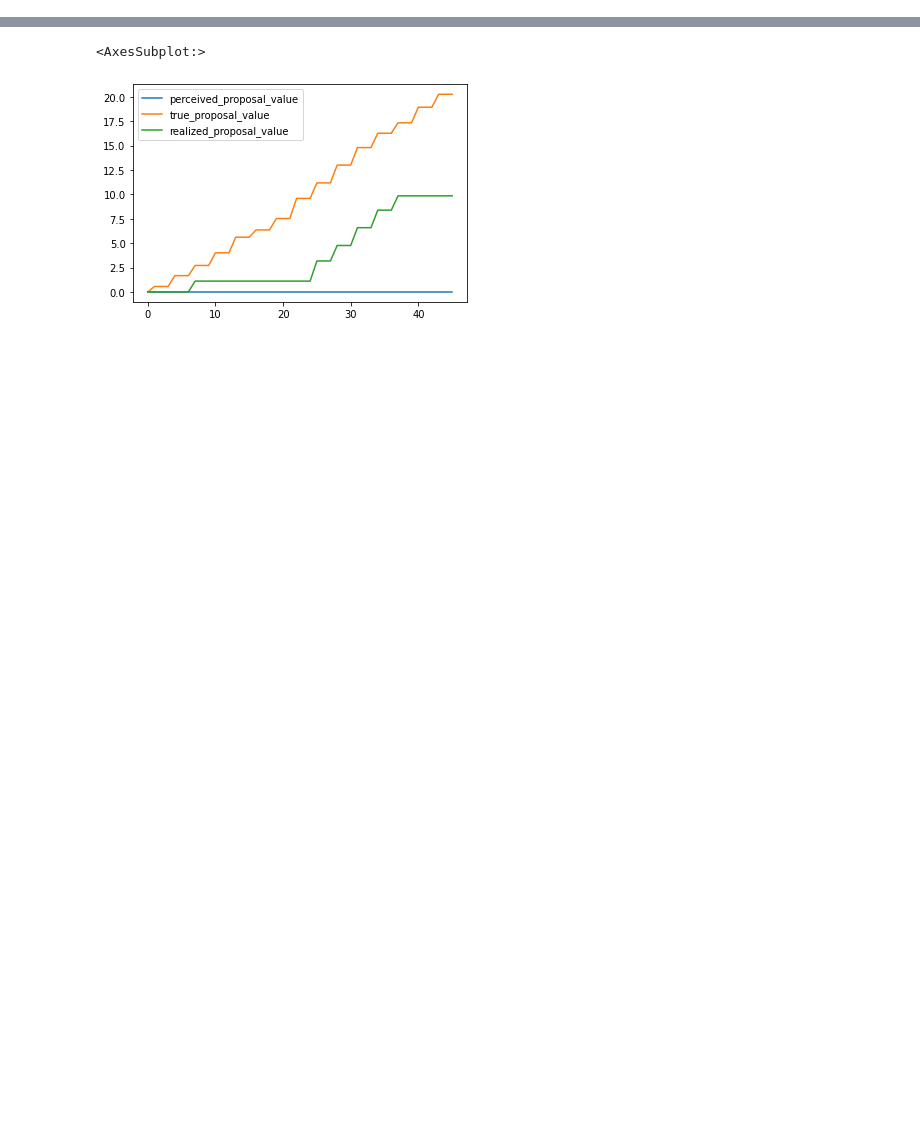
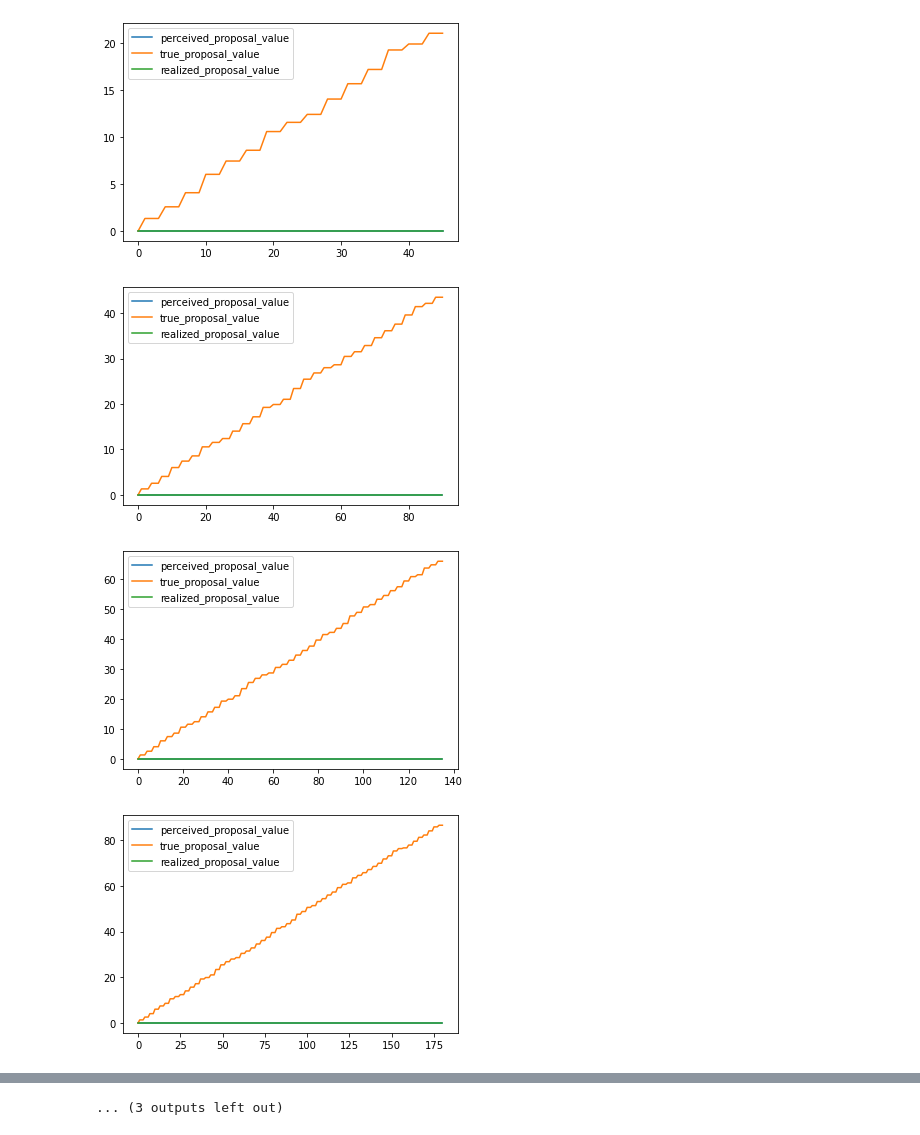
Before and after one commit to clemp/abm-moloch-dao, a Jupyter notebook: Moloch DAO Agent-Based Model.ipynb, the cells around one changed output, grey strips where cells are left out. Saved outputs shown, nothing was run; the diff lists cells and outputs as text; code cells hidden in the pictures; blank space fills up the shorter version.

```diff
--- a/Moloch DAO Agent-Based Model.ipynb
+++ b/Moloch DAO Agent-Based Model.ipynb
@@ -15,8 +37,14 @@ from model import *
 # %%
 model = MolochDAO()
-model.run()
-model_df = model.datacollector.get_model_vars_dataframe()
-# model_df.head()
-model_df.head()
-model_df.plot()
+
+for i in range(15):
+    model.run()
+    model_df = model.datacollector.get_model_vars_dataframe()
+    # model_df.head()
+    model_df.head()
+    model_df.plot()
 # %% [output]
+[figure, new version]
+[figure, added]
+[figure, added]
+[figure, added]
@@ -23,2 +59 @@ model_df.plot()
-<AxesSubplot:>
+... (3 outputs left out)
-[figure, old version]
```
Also changed, not shown: parts of 5 cells of this notebook, 1 other file.
